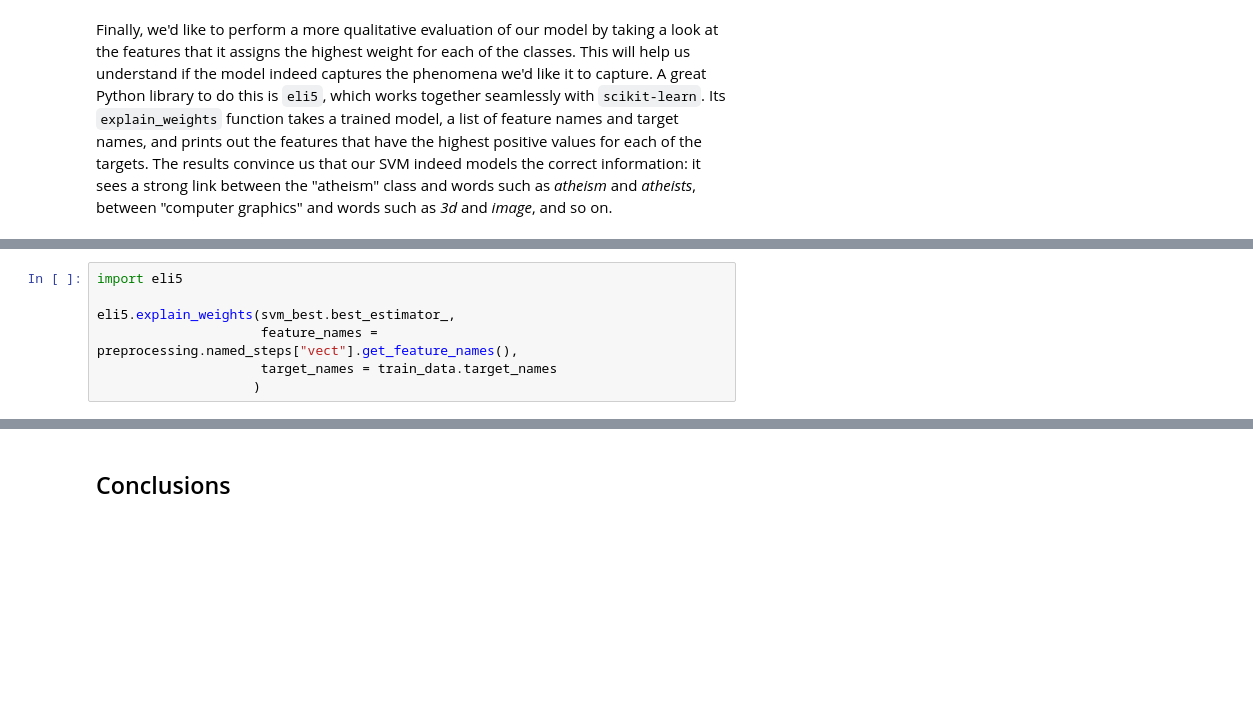
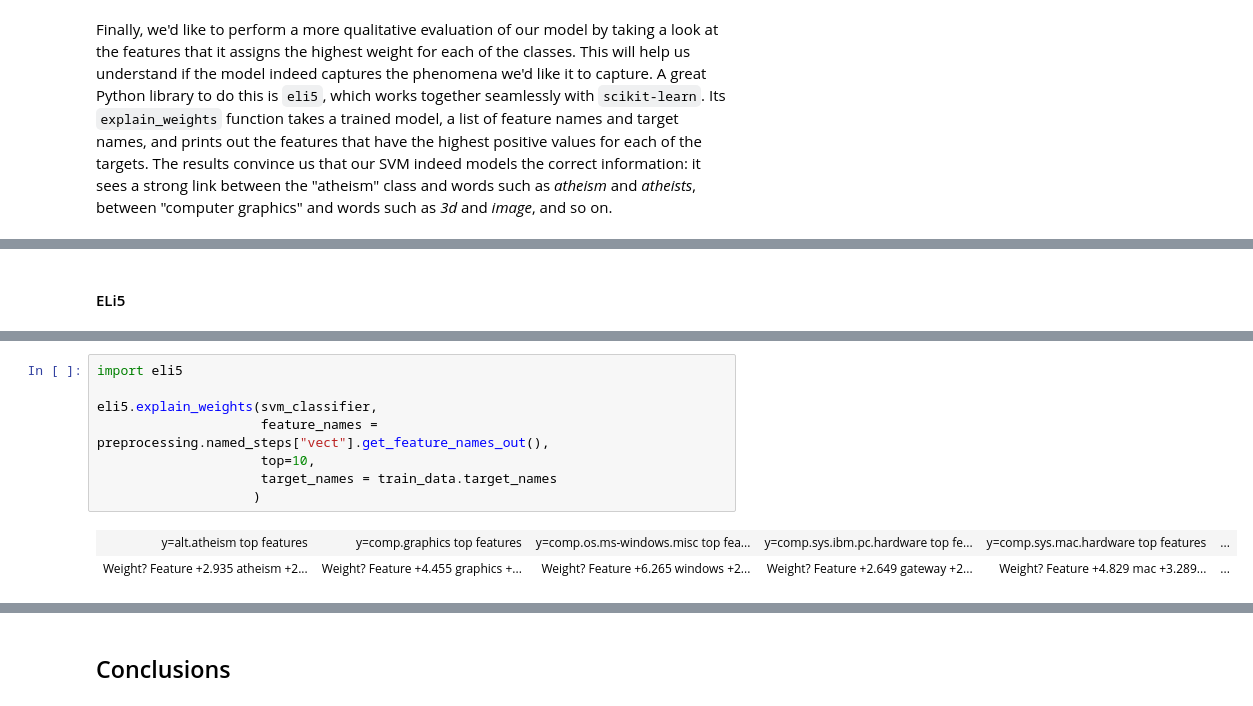
Before and after one commit to zcasanova/datascience, a Jupyter notebook: Traditional text classification with Scikit-learn.ipynb, the cells around one changed output, grey strips where cells are left out. Cells and saved outputs as stored; diff of their text form; blank space fills up the shorter version.

```diff
--- a/Traditional text classification with Scikit-learn.ipynb
+++ b/Traditional text classification with Scikit-learn.ipynb
@@ -256,3 +233,5 @@ Finally, we'd like to perform a more qualitative evaluation of our model by taki
+# %% [markdown]
+#### ELi5
 # %%
 !pip install eli5
 # %% [output]
@@ -276,7 +255,11 @@ Successfully installed eli5-0.13.0
 # %%
 import eli5
 
-eli5.explain_weights(svm_best.best_estimator_,
-                     feature_names = preprocessing.named_steps["vect"].get_feature_names(),
+eli5.explain_weights(svm_classifier,
+                     feature_names = preprocessing.named_steps["vect"].get_feature_names_out(),
+                     top=10,
                      target_names = train_data.target_names
                     )
+# %% [output]
+| y=alt.atheism top features | y=comp.graphics top features | y=comp.os.ms-windows.misc top fea... | y=comp.sys.ibm.pc.hardware top fe... | y=comp.sys.mac.hardware top features | ... |
+| Weight? Feature +2.935 atheism +2... | Weight? Feature +4.455 graphics +... | Weight? Feature +6.265 windows +2... | Weight? Feature +2.649 gateway +2... | Weight? Feature +4.829 mac +3.289... | ... |
```
Also changed, not shown: parts of 24 cells of this notebook.
